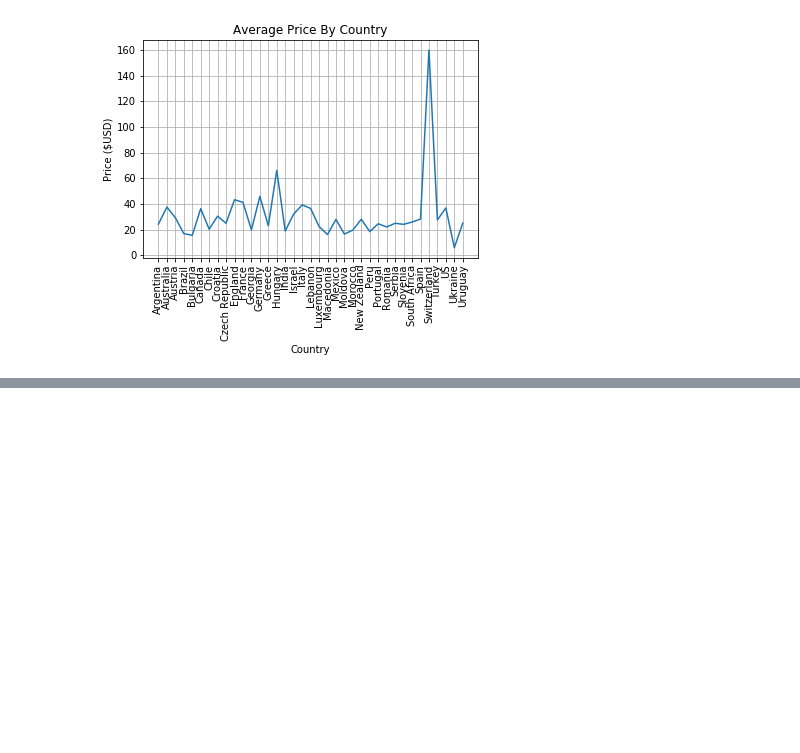
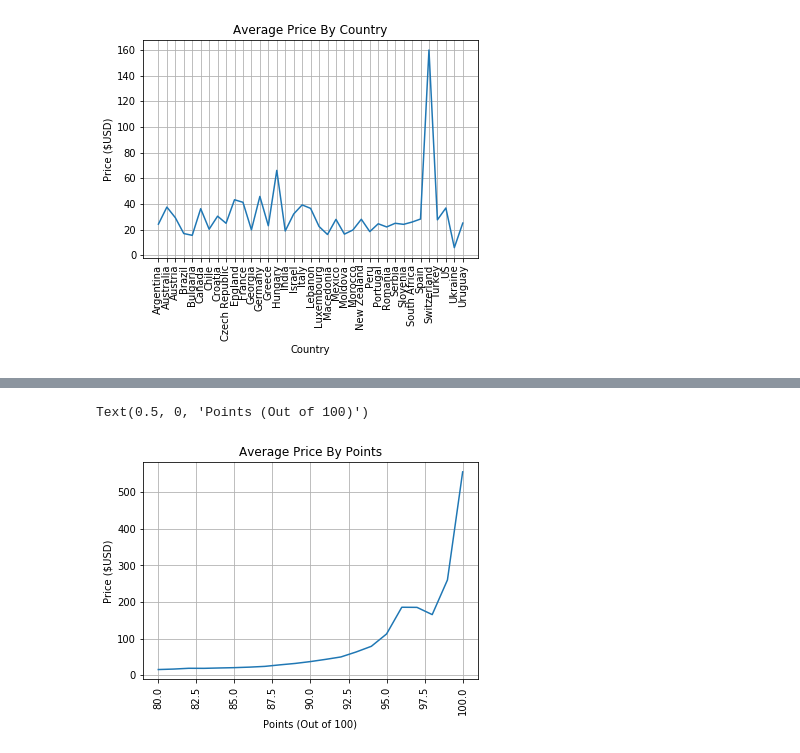
Before and after one commit to Dan-Bruen/Data_Sommeliers, a Jupyter notebook: Group Porject 1 Data Somms/Data_Somms_james.ipynb, the cells around one changed output, grey strips where cells are left out. Saved outputs shown, nothing was run; the diff lists cells and outputs as text; code cells hidden in the pictures; blank space fills up the shorter version.

Commit message:
updated james file with price per points etc

```diff
--- a/Group Porject 1 Data Somms/Data_Somms_james.ipynb
+++ b/Group Porject 1 Data Somms/Data_Somms_james.ipynb
@@ -125,0 +160,3 @@ Text(0.5, 0, 'Country')
+# %%
+data_world_wines_df_grouped_points = data_world_wines_df.groupby(['Points'])
+data_world_wines_df_grouped_points.mean()
@@ -125,0 +182,11 @@ Text(0.5, 0, 'Country')
+# %%
+plt.plot(data_world_wines_df_grouped_points.mean())
+plt.xticks(rotation='vertical')
+plt.grid(True)
+
+plt.title('Average Price By Points')
+plt.ylabel('Price ($USD)')
+plt.xlabel('Points (Out of 100)')
+# %% [output]
+Text(0.5, 0, 'Points (Out of 100)')
+[figure, added]
```
Also changed, not shown: parts of 6 cells of this notebook.
